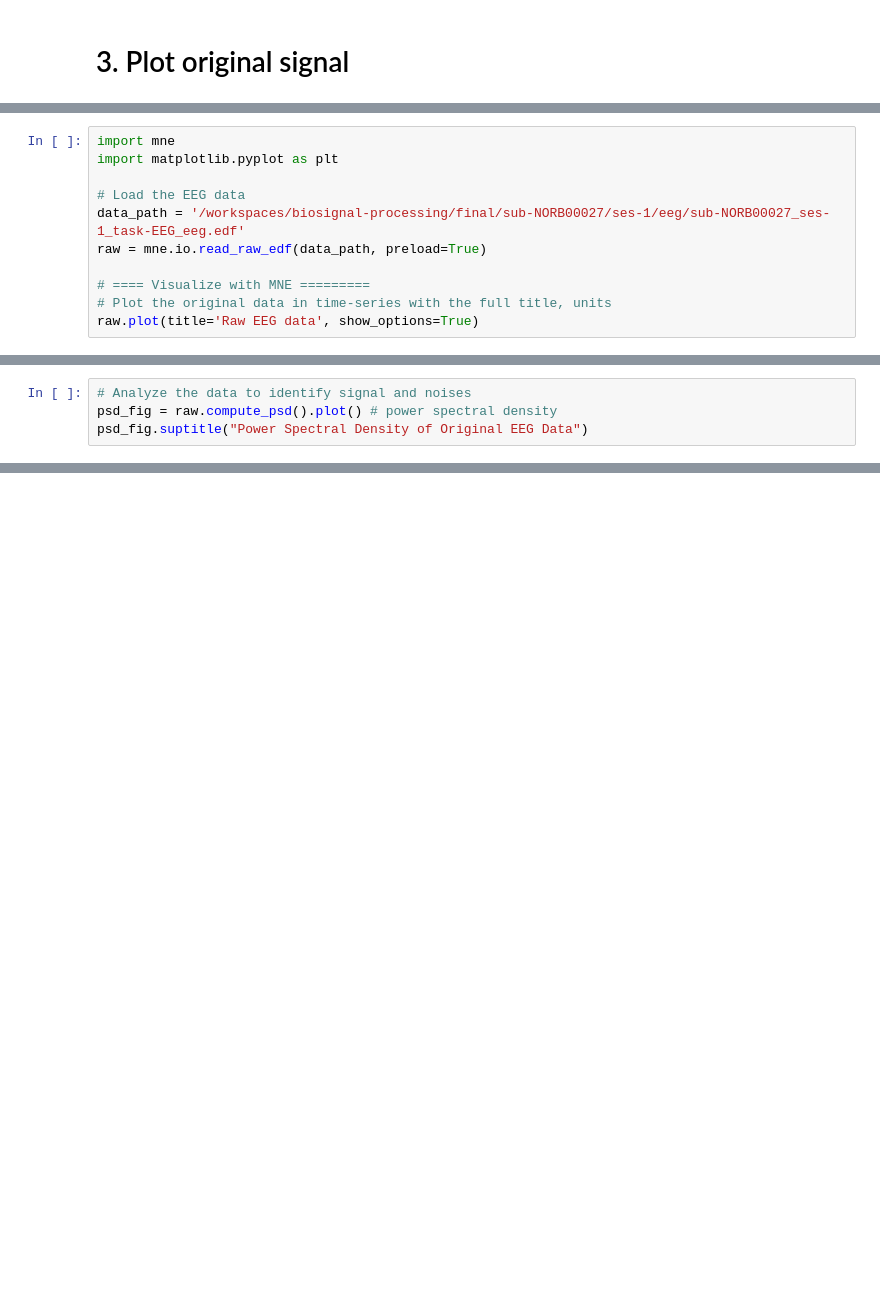
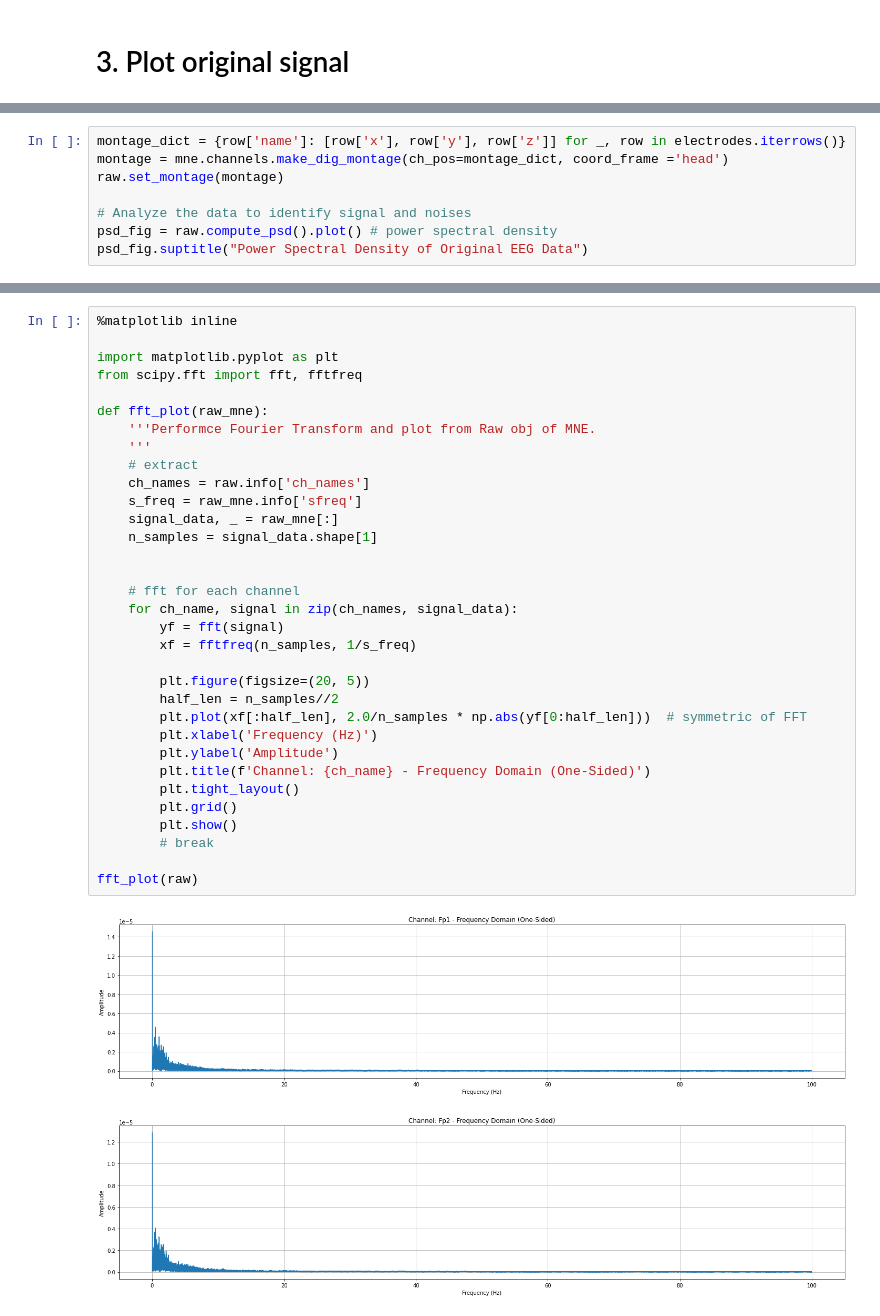
Before and after one commit to lamld203844/biosignal-processing, a Jupyter notebook: final/playground.ipynb, the cells around one changed output, grey strips where cells are left out. Drawn from its saved outputs; the diff is of its cells as text; blank space fills up the shorter version.

Commit message:
Analyze original signal

```diff
--- a/final/playground.ipynb
+++ b/final/playground.ipynb
@@ -194,11 +192,0 @@ plt.show()
-# %%
-import mne
-import matplotlib.pyplot as plt
-
-# Load the EEG data
-data_path = '/workspaces/biosignal-processing/final/sub-NORB00027/ses-1/eeg/sub-NORB00027_ses-1_task-EEG_eeg.edf'
-raw = mne.io.read_raw_edf(data_path, preload=True)
-
-# ==== Visualize with MNE =========
-# Plot the original data in time-series with the full title, units
-raw.plot(title='Raw EEG data', show_options=True)
@@ -311,4 +318,8 @@ plt.show()
 # %%
+montage_dict = {row['name']: [row['x'], row['y'], row['z']] for _, row in electrodes.iterrows()}
+montage = mne.channels.make_dig_montage(ch_pos=montage_dict, coord_frame ='head')
+raw.set_montage(montage)
+
 # Analyze the data to identify signal and noises
 psd_fig = raw.compute_psd().plot() # power spectral density
 psd_fig.suptitle("Power Spectral Density of Original EEG Data")
@@ -319,0 +334,36 @@ Text(0.5, 0.98, 'Power Spectral Density of Original EEG Data')
+# %%
+%matplotlib inline
+
+import matplotlib.pyplot as plt
+from scipy.fft import fft, fftfreq
+
+def fft_plot(raw_mne):
+    '''Performce Fourier Transform and plot from Raw obj of MNE.
+    '''
+    # extract
+    ch_names = raw.info['ch_names']
+    s_freq = raw_mne.info['sfreq']
+    signal_data, _ = raw_mne[:]
+    n_samples = signal_data.shape[1]
+
+
+    # fft for each channel
+    for ch_name, signal in zip(ch_names, signal_data):
+        yf = fft(signal)
+        xf = fftfreq(n_samples, 1/s_freq)
+
+        plt.figure(figsize=(20, 5))
+        half_len = n_samples//2
+        plt.plot(xf[:half_len], 2.0/n_samples * np.abs(yf[0:half_len]))  # symmetric of FFT
+        plt.xlabel('Frequency (Hz)')
+        plt.ylabel('Amplitude')
+        plt.title(f'Channel: {ch_name} - Frequency Domain (One-Sided)')
+        plt.tight_layout()
+        plt.grid()
+        plt.show()
+        # break
+
+fft_plot(raw)
+# %% [output]
+[figure, added]
+[figure, added]
```
Also changed, not shown: parts of 41 cells of this notebook, 10 other files.
